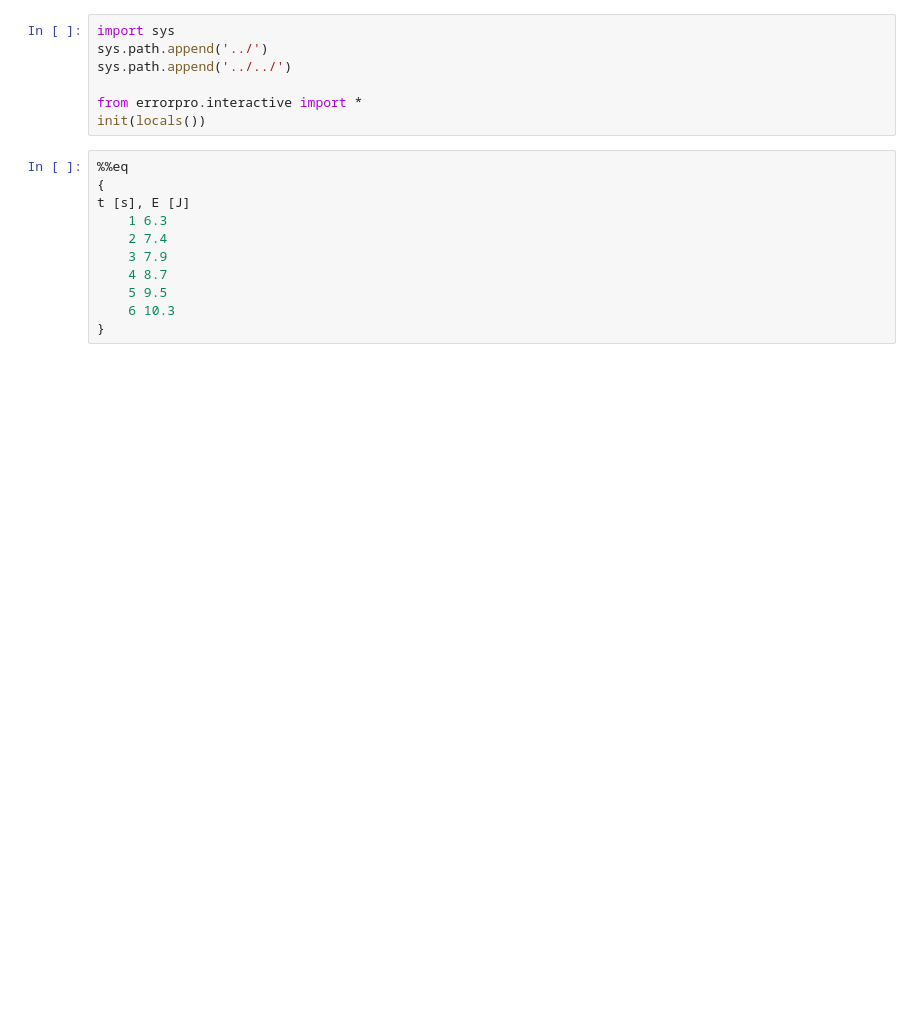
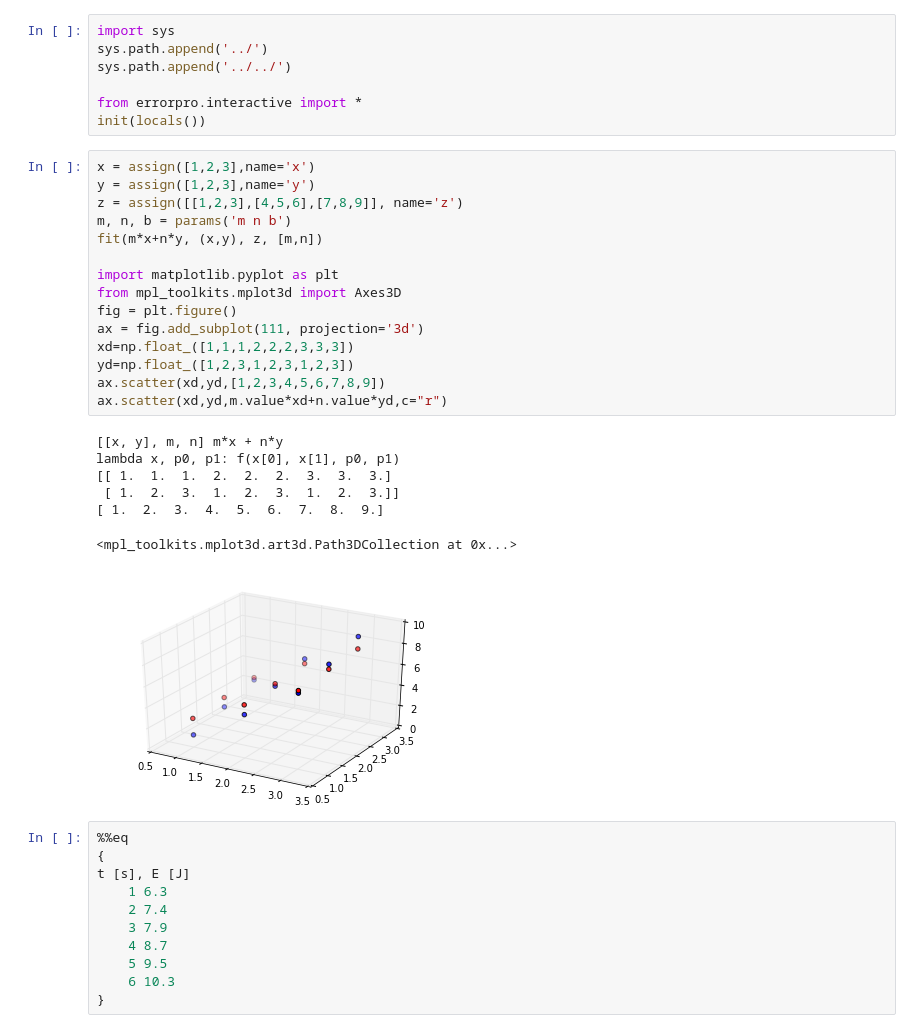
Before and after one commit to lukasbk/ErrorPro, a Jupyter notebook: projects/interactive test.ipynb, the cells around one changed output. Saved outputs shown, nothing was run; the diff lists cells and outputs as text; blank space fills up the shorter version.

```diff
--- a/projects/interactive test.ipynb
+++ b/projects/interactive test.ipynb
@@ -38,6 +38,29 @@ sys.path.append('../../')
 
 from errorpro.interactive import *
 init(locals())
+# %%
+x = assign([1,2,3],name='x')
+y = assign([1,2,3],name='y')
+z = assign([[1,2,3],[4,5,6],[7,8,9]], name='z')
+m, n, b = params('m n b')
+fit(m*x+n*y, (x,y), z, [m,n])
+
+import matplotlib.pyplot as plt
+from mpl_toolkits.mplot3d import Axes3D
+fig = plt.figure()
+ax = fig.add_subplot(111, projection='3d')
+xd=np.float_([1,1,1,2,2,2,3,3,3])
+yd=np.float_([1,2,3,1,2,3,1,2,3])
+ax.scatter(xd,yd,[1,2,3,4,5,6,7,8,9])
+ax.scatter(xd,yd,m.value*xd+n.value*yd,c="r")
+# %% [output]
+[[x, y], m, n] m*x + n*y
+lambda x, p0, p1: f(x[0], x[1], p0, p1)
+[[ 1.  1.  1.  2.  2.  2.  3.  3.  3.]
+ [ 1.  2.  3.  1.  2.  3.  1.  2.  3.]]
+[ 1.  2.  3.  4.  5.  6.  7.  8.  9.]
+<mpl_toolkits.mplot3d.art3d.Path3DCollection at 0x...>
+[figure, added]
 # %%
 %%eq
 {
```
Also changed, not shown: parts of 3 cells of this notebook, 2 other files.
